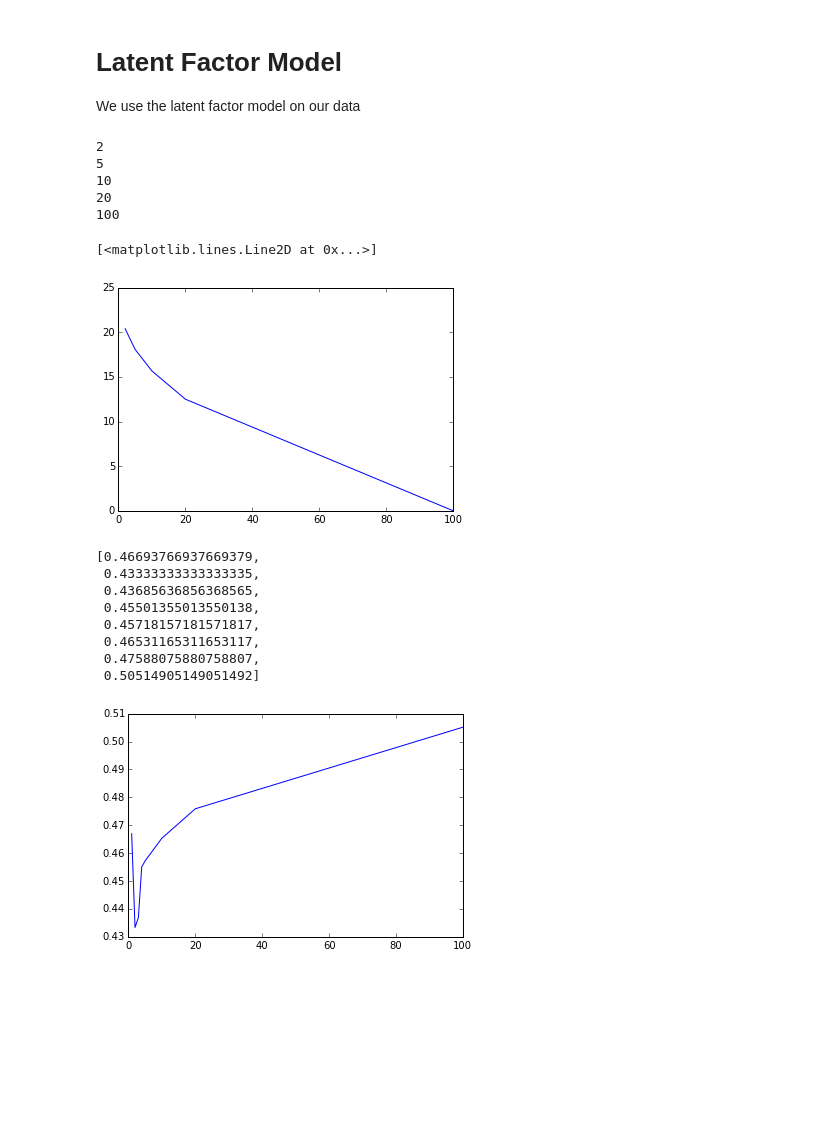
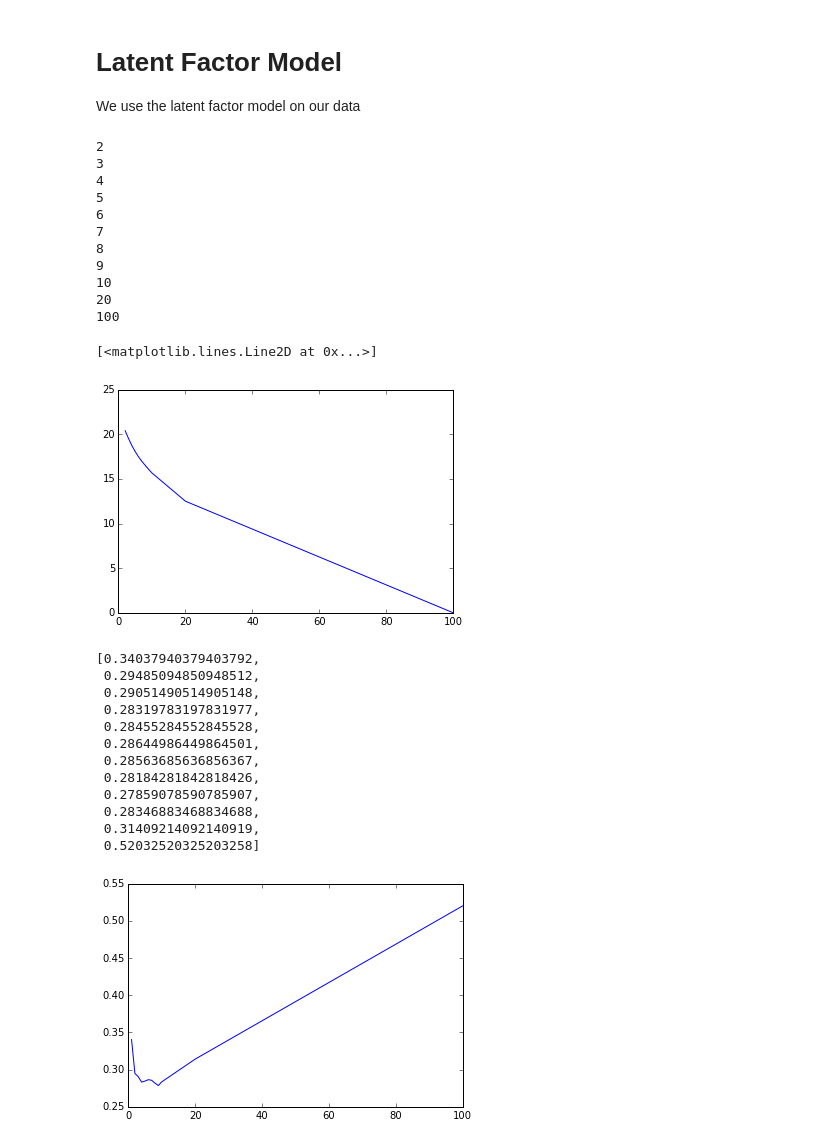
Before and after one commit to MadcowD/cs189, a Jupyter notebook: hw7/hw.ipynb, the cells around one changed output. Drawn from its saved outputs; the diff is of its cells as text; code cells hidden in the pictures; blank space fills up the shorter version.

```diff
--- a/hw7/hw.ipynb
+++ b/hw7/hw.ipynb
@@ -89,7 +89,7 @@ j_up_train = joke_train_mat['train']
 from numpy import genfromtxt
 valid_data = genfromtxt('./data/joke_data/validation.txt', delimiter=',')
 valid_data[valid_data == 0] = -1
-valid_data = valid_data - np.array([0,1,0])
+valid_data = valid_data - np.array([1,1,0])
 
 
 def loss(user, joke, actual, predictor):
@@ -166,7 +174,7 @@ def j_avg_mse(U, S, V):
 
     return net/n
 # %%
-ds = [2,5,10,20,100]
+ds = [2,3,4,5,6,7,8,9,10,20,100]
 error = []
 for d in ds:
     print(d)
@@ -175,7 +183,13 @@ for d in ds:
 plt.plot(ds,error)
 # %% [output]
 2
+3
+4
 5
+6
+7
+8
+9
 10
 20
 100
@@ -190,19 +204,23 @@ def get_latent(d):
         return U[user].dot(Vprime.T[joke])
     return latent_classifier
 # %%
-ds = [1,2,3,4,5,10,20,100]
+ds = [1,2,3,4,5,6,7,8,9,10,20,100]
 error = []
 for d in ds:
     error.append(validate(get_latent(d)))
 plt.plot(ds,error)
 error
 # %% [output]
-[0.46693766937669379,
- 0.43333333333333335,
- 0.43685636856368565,
- 0.45501355013550138,
- 0.45718157181571817,
- 0.46531165311653117,
- 0.47588075880758807,
- 0.50514905149051492]
+[0.34037940379403792,
+ 0.29485094850948512,
+ 0.29051490514905148,
+ 0.28319783197831977,
+ 0.28455284552845528,
+ 0.28644986449864501,
+ 0.28563685636856367,
+ 0.28184281842818426,
+ 0.27859078590785907,
+ 0.28346883468834688,
+ 0.31409214092140919,
+ 0.52032520325203258]
-[figure, old version]
+[figure, new version]
```
Also changed, not shown: parts of 16 cells of this notebook, 13 other files.
